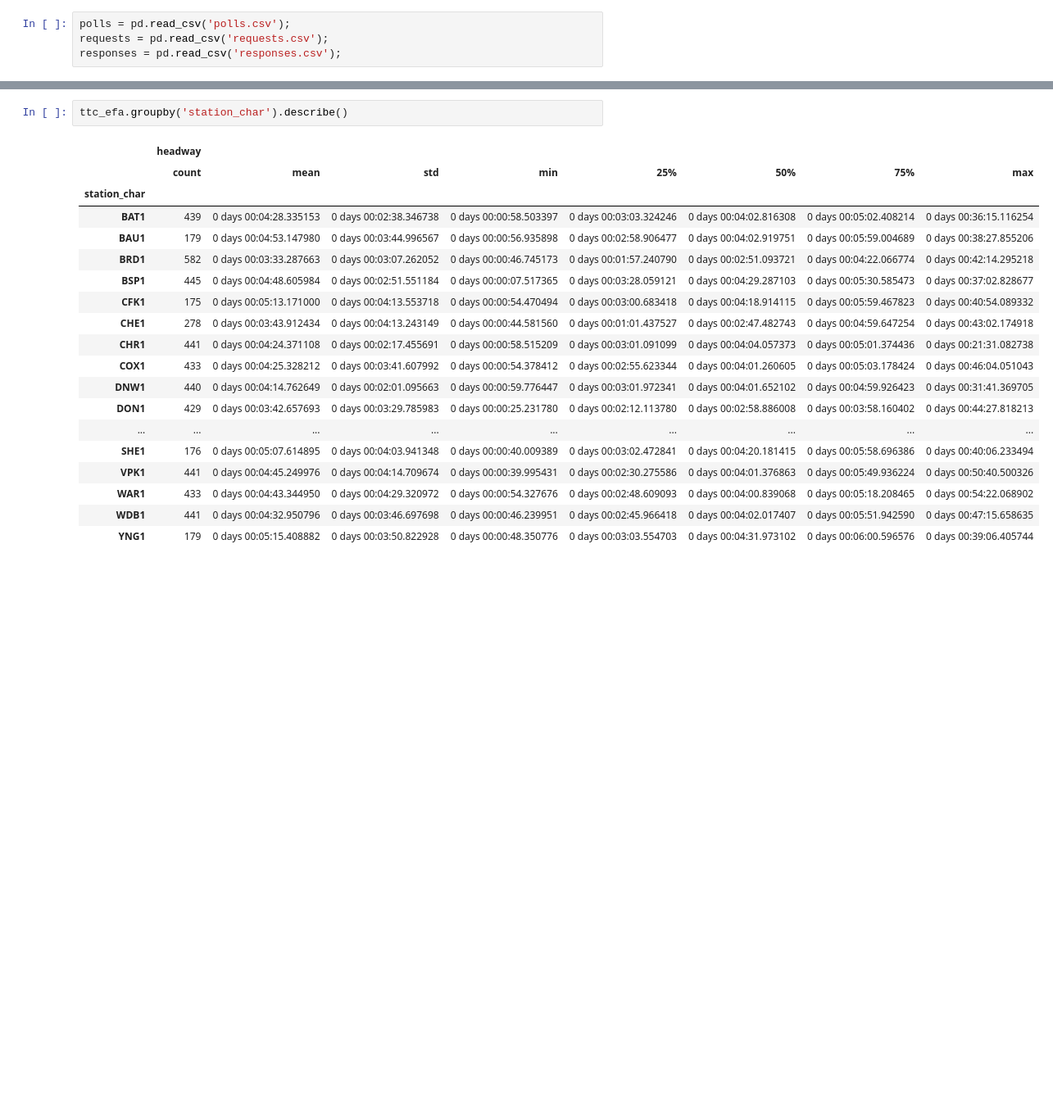
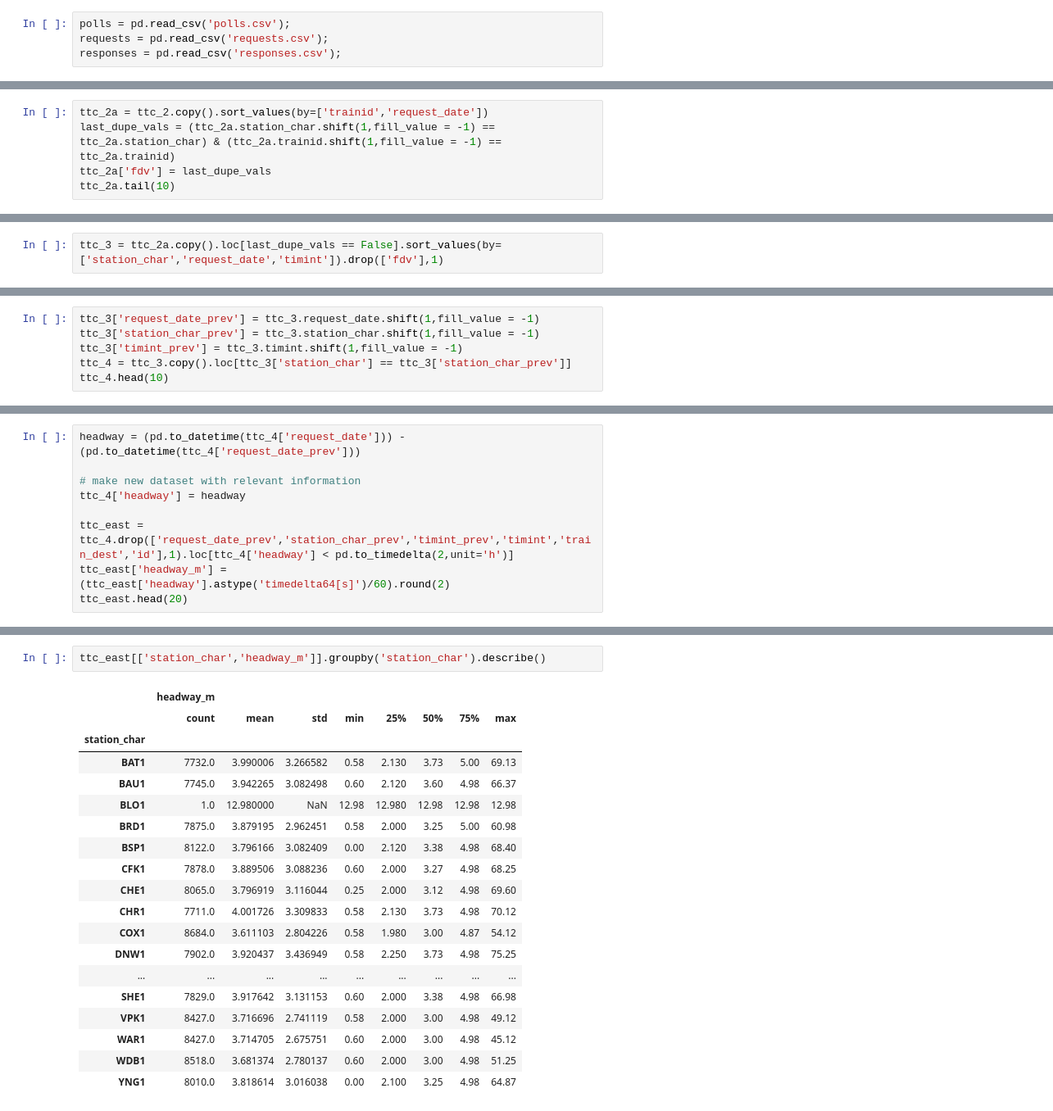
Before and after one commit to CivicTechTO/ttc_subway_times, a Jupyter notebook: doc/ttc_headway_analysis.ipynb, the cells around one changed output, grey strips where cells are left out. Shown at 82% size. Saved outputs shown, nothing was run; the diff lists cells and outputs as text; blank space fills up the shorter version.

Commit message:
updated headway analysis

```diff
--- a/doc/ttc_headway_analysis.ipynb
+++ b/doc/ttc_headway_analysis.ipynb
@@ -197,0 +109,5 @@ ttc_efa.boxplot(column=['headway'],by='station_char')
+# %%
+ttc_2a = ttc_2.copy().sort_values(by=['trainid','request_date'])
+last_dupe_vals = (ttc_2a.station_char.shift(1,fill_value = -1) == ttc_2a.station_char) & (ttc_2a.trainid.shift(1,fill_value = -1) == ttc_2a.trainid)
+ttc_2a['fdv'] = last_dupe_vals
+ttc_2a.tail(10)
@@ -197,0 +128,2 @@ ttc_efa.boxplot(column=['headway'],by='station_char')
+# %%
+ttc_3 = ttc_2a.copy().loc[last_dupe_vals == False].sort_values(by=['station_char','request_date','timint']).drop(['fdv'],1)
@@ -197,0 +135,6 @@ ttc_efa.boxplot(column=['headway'],by='station_char')
+# %%
+ttc_3['request_date_prev'] = ttc_3.request_date.shift(1,fill_value = -1)
+ttc_3['station_char_prev'] = ttc_3.station_char.shift(1,fill_value = -1)
+ttc_3['timint_prev'] = ttc_3.timint.shift(1,fill_value = -1)
+ttc_4 = ttc_3.copy().loc[ttc_3['station_char'] == ttc_3['station_char_prev']]
+ttc_4.head(10)
@@ -197,0 +175,9 @@ ttc_efa.boxplot(column=['headway'],by='station_char')
+# %%
+headway = (pd.to_datetime(ttc_4['request_date'])) - (pd.to_datetime(ttc_4['request_date_prev']))
+
+# make new dataset with relevant information
+ttc_4['headway'] = headway
+
+ttc_east = ttc_4.drop(['request_date_prev','station_char_prev','timint_prev','timint','train_dest','id'],1).loc[ttc_4['headway'] < pd.to_timedelta(2,unit='h')]
+ttc_east['headway_m'] = (ttc_east['headway'].astype('timedelta64[s]')/60).round(2)
+ttc_east.head(20)
@@ -198,22 +213,22 @@ ttc_efa.boxplot(column=['headway'],by='station_char')
 # %%
-ttc_efa.groupby('station_char').describe()
+ttc_east[['station_char','headway_m']].groupby('station_char').describe()
 # %% [output]
-|  | headway |  |  |  |  |  |  |  |
+|  | headway_m |  |  |  |  |  |  |  |
 |  | count | mean | std | min | 25% | 50% | 75% | max |
 | station_char |  |  |  |  |  |  |  |  |
-| BAT1 | 439 | 0 days 00:04:28.335153 | 0 days 00:02:38.346738 | 0 days 00:00:58.503397 | 0 days 00:03:03.324246 | 0 days 00:04:02.816308 | 0 days 00:05:02.408214 | 0 days 00:36:15.116254 |
-| BAU1 | 179 | 0 days 00:04:53.147980 | 0 days 00:03:44.996567 | 0 days 00:00:56.935898 | 0 days 00:02:58.906477 | 0 days 00:04:02.919751 | 0 days 00:05:59.004689 | 0 days 00:38:27.855206 |
-| BRD1 | 582 | 0 days 00:03:33.287663 | 0 days 00:03:07.262052 | 0 days 00:00:46.745173 | 0 days 00:01:57.240790 | 0 days 00:02:51.093721 | 0 days 00:04:22.066774 | 0 days 00:42:14.295218 |
-| BSP1 | 445 | 0 days 00:04:48.605984 | 0 days 00:02:51.551184 | 0 days 00:00:07.517365 | 0 days 00:03:28.059121 | 0 days 00:04:29.287103 | 0 days 00:05:30.585473 | 0 days 00:37:02.828677 |
-| CFK1 | 175 | 0 days 00:05:13.171000 | 0 days 00:04:13.553718 | 0 days 00:00:54.470494 | 0 days 00:03:00.683418 | 0 days 00:04:18.914115 | 0 days 00:05:59.467823 | 0 days 00:40:54.089332 |
-| CHE1 | 278 | 0 days 00:03:43.912434 | 0 days 00:04:13.243149 | 0 days 00:00:44.581560 | 0 days 00:01:01.437527 | 0 days 00:02:47.482743 | 0 days 00:04:59.647254 | 0 days 00:43:02.174918 |
-| CHR1 | 441 | 0 days 00:04:24.371108 | 0 days 00:02:17.455691 | 0 days 00:00:58.515209 | 0 days 00:03:01.091099 | 0 days 00:04:04.057373 | 0 days 00:05:01.374436 | 0 days 00:21:31.082738 |
-| COX1 | 433 | 0 days 00:04:25.328212 | 0 days 00:03:41.607992 | 0 days 00:00:54.378412 | 0 days 00:02:55.623344 | 0 days 00:04:01.260605 | 0 days 00:05:03.178424 | 0 days 00:46:04.051043 |
-| DNW1 | 440 | 0 days 00:04:14.762649 | 0 days 00:02:01.095663 | 0 days 00:00:59.776447 | 0 days 00:03:01.972341 | 0 days 00:04:01.652102 | 0 days 00:04:59.926423 | 0 days 00:31:41.369705 |
-| DON1 | 429 | 0 days 00:03:42.657693 | 0 days 00:03:29.785983 | 0 days 00:00:25.231780 | 0 days 00:02:12.113780 | 0 days 00:02:58.886008 | 0 days 00:03:58.160402 | 0 days 00:44:27.818213 |
+| BAT1 | 7732.0 | 3.990006 | 3.266582 | 0.58 | 2.130 | 3.73 | 5.00 | 69.13 |
+| BAU1 | 7745.0 | 3.942265 | 3.082498 | 0.60 | 2.120 | 3.60 | 4.98 | 66.37 |
+| BLO1 | 1.0 | 12.980000 | NaN | 12.98 | 12.980 | 12.98 | 12.98 | 12.98 |
+| BRD1 | 7875.0 | 3.879195 | 2.962451 | 0.58 | 2.000 | 3.25 | 5.00 | 60.98 |
+| BSP1 | 8122.0 | 3.796166 | 3.082409 | 0.00 | 2.120 | 3.38 | 4.98 | 68.40 |
+| CFK1 | 7878.0 | 3.889506 | 3.088236 | 0.60 | 2.000 | 3.27 | 4.98 | 68.25 |
+| CHE1 | 8065.0 | 3.796919 | 3.116044 | 0.25 | 2.000 | 3.12 | 4.98 | 69.60 |
+| CHR1 | 7711.0 | 4.001726 | 3.309833 | 0.58 | 2.130 | 3.73 | 4.98 | 70.12 |
+| COX1 | 8684.0 | 3.611103 | 2.804226 | 0.58 | 1.980 | 3.00 | 4.87 | 54.12 |
+| DNW1 | 7902.0 | 3.920437 | 3.436949 | 0.58 | 2.250 | 3.73 | 4.98 | 75.25 |
 | ... | ... | ... | ... | ... | ... | ... | ... | ... |
-| SHE1 | 176 | 0 days 00:05:07.614895 | 0 days 00:04:03.941348 | 0 days 00:00:40.009389 | 0 days 00:03:02.472841 | 0 days 00:04:20.181415 | 0 days 00:05:58.696386 | 0 days 00:40:06.233494 |
-| VPK1 | 441 | 0 days 00:04:45.249976 | 0 days 00:04:14.709674 | 0 days 00:00:39.995431 | 0 days 00:02:30.275586 | 0 days 00:04:01.376863 | 0 days 00:05:49.936224 | 0 days 00:50:40.500326 |
-| WAR1 | 433 | 0 days 00:04:43.344950 | 0 days 00:04:29.320972 | 0 days 00:00:54.327676 | 0 days 00:02:48.609093 | 0 days 00:04:00.839068 | 0 days 00:05:18.208465 | 0 days 00:54:22.068902 |
-| WDB1 | 441 | 0 days 00:04:32.950796 | 0 days 00:03:46.697698 | 0 days 00:00:46.239951 | 0 days 00:02:45.966418 | 0 days 00:04:02.017407 | 0 days 00:05:51.942590 | 0 days 00:47:15.658635 |
-| YNG1 | 179 | 0 days 00:05:15.408882 | 0 days 00:03:50.822928 | 0 days 00:00:48.350776 | 0 days 00:03:03.554703 | 0 days 00:04:31.973102 | 0 days 00:06:00.596576 | 0 days 00:39:06.405744 |
+| SHE1 | 7829.0 | 3.917642 | 3.131153 | 0.60 | 2.000 | 3.38 | 4.98 | 66.98 |
+| VPK1 | 8427.0 | 3.716696 | 2.741119 | 0.58 | 2.000 | 3.00 | 4.98 | 49.12 |
+| WAR1 | 8427.0 | 3.714705 | 2.675751 | 0.60 | 2.000 | 3.00 | 4.98 | 45.12 |
+| WDB1 | 8518.0 | 3.681374 | 2.780137 | 0.60 | 2.000 | 3.00 | 4.98 | 51.25 |
+| YNG1 | 8010.0 | 3.818614 | 3.016038 | 0.00 | 2.100 | 3.25 | 4.98 | 64.87 |
```
Also changed, not shown: parts of 35 cells of this notebook, 1 other file.
